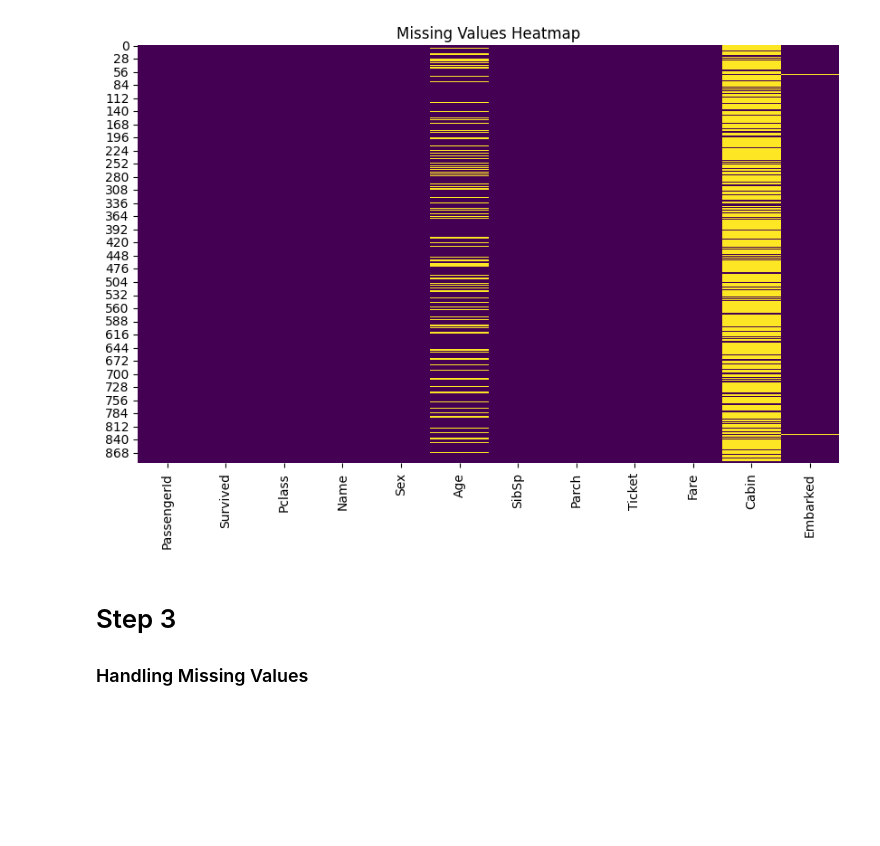
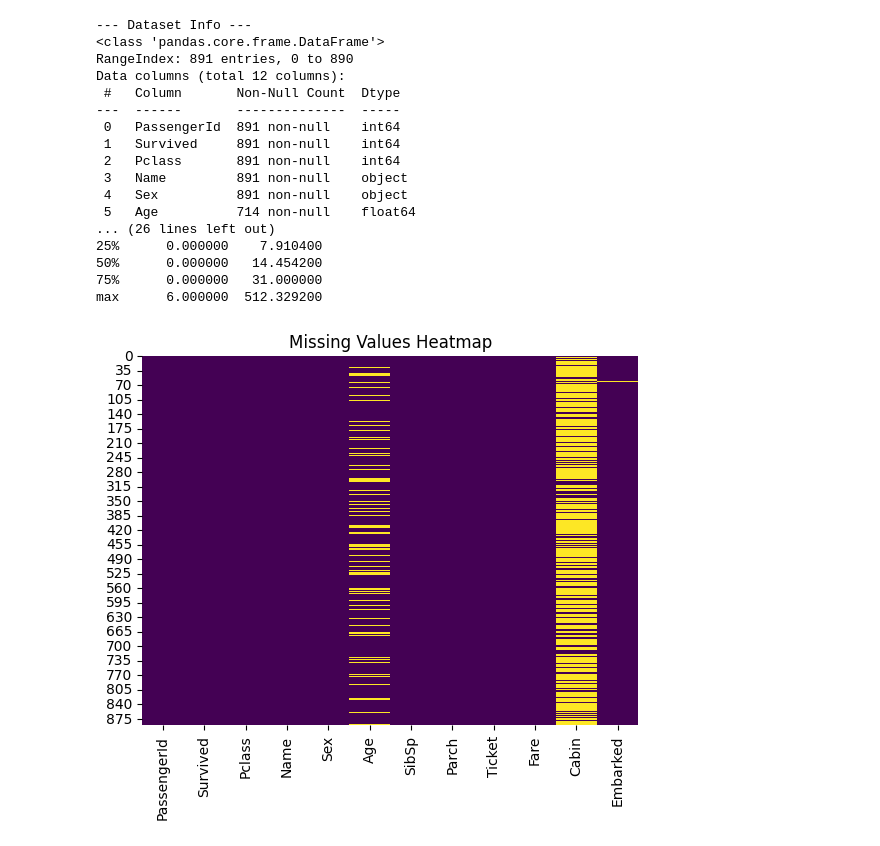
Before and after one commit to PiyushYadv/ML-Lab, a Jupyter notebook: Lab2/lab2.ipynb, the cells around one changed output. Drawn from its saved outputs; the diff is of its cells as text; code cells hidden in the pictures; blank space fills up the shorter version.

```diff
--- a/Lab2/lab2.ipynb
+++ b/Lab2/lab2.ipynb
@@ -36,11 +33,30 @@ max      6.000000  512.329200
 # %%
-# Heatmap for missing values
-plt.figure(figsize=(10, 6))
-sns.heatmap(df.isnull(), cbar=False, cmap='viridis')
+
+print("\n--- Dataset Info ---")
+print(df.info())
+
+print("\n--- Dataset Description ---")
+print(df.describe())
+
+sns.heatmap(df.isnull(), cbar=False, cmap="viridis")
 plt.title("Missing Values Heatmap")
 plt.show()
 # %% [output]
+--- Dataset Info ---
+<class 'pandas.core.frame.DataFrame'>
+RangeIndex: 891 entries, 0 to 890
+Data columns (total 12 columns):
+ #   Column       Non-Null Count  Dtype
+---  ------       --------------  -----
+ 0   PassengerId  891 non-null    int64
+ 1   Survived     891 non-null    int64
+ 2   Pclass       891 non-null    int64
+ 3   Name         891 non-null    object
+ 4   Sex          891 non-null    object
+ 5   Age          714 non-null    float64
+... (26 lines left out)
+25%      0.000000    7.910400
+50%      0.000000   14.454200
+75%      0.000000   31.000000
+max      6.000000  512.329200
-[figure, old version]
+[figure, new version]
-# %% [markdown]
-# Step 3
-### Handling Missing Values
```
Also changed, not shown: parts of 22 cells of this notebook, 17 other files.
